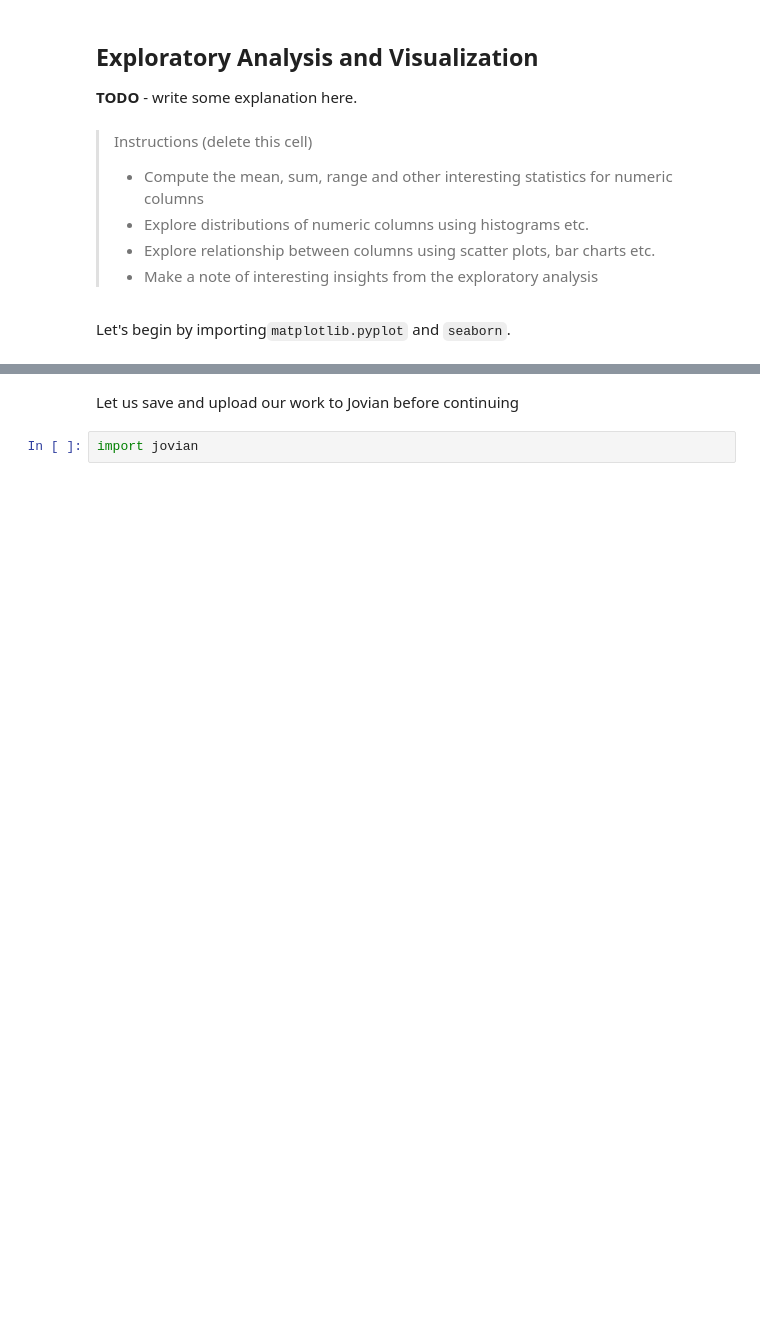
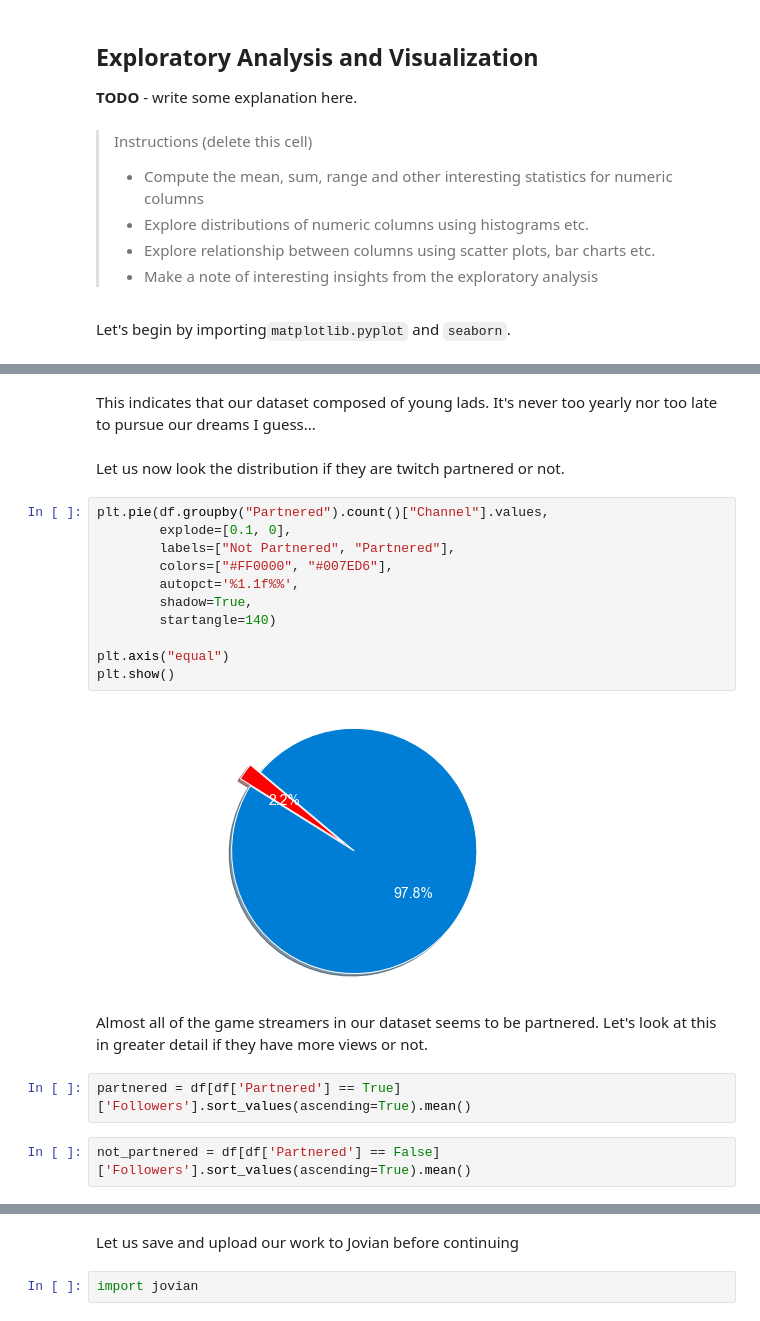
Before and after one commit to PrynsTag/Data-Analysis-with-Python-Zero-to-Pandas, a Jupyter notebook: Final Project/Analyzing Streamer Data.ipynb, the cells around one changed output, grey strips where cells are left out. Saved outputs shown, nothing was run; the diff lists cells and outputs as text; blank space fills up the shorter version.

```diff
--- a/Final Project/Analyzing Streamer Data.ipynb
+++ b/Final Project/Analyzing Streamer Data.ipynb
@@ -357,0 +397,23 @@ We can see that a lot of streamers in our dataset are mostly young lads by a hug
+# %% [markdown]
+This indicates that our dataset composed of young lads. It's never too yearly nor too late to pursue our dreams I guess...
+# %% [markdown]
+Let us now look the distribution if they are twitch partnered or not.
+# %%
+plt.pie(df.groupby("Partnered").count()["Channel"].values,
+        explode=[0.1, 0],
+        labels=["Not Partnered", "Partnered"],
+        colors=["#FF0000", "#007ED6"],
+        autopct='%1.1f%%',
+        shadow=True,
+        startangle=140)
+
+plt.axis("equal")
+plt.show()
+# %% [output]
+[figure, added]
+# %% [markdown]
+Almost all of the game streamers in our dataset seems to be partnered. Let's look at this in greater detail if they have more views or not.
+# %%
+partnered = df[df['Partnered'] == True]['Followers'].sort_values(ascending=True).mean()
+# %%
+not_partnered = df[df['Partnered'] == False]['Followers'].sort_values(ascending=True).mean()
```
Also changed, not shown: parts of 44 cells of this notebook.
